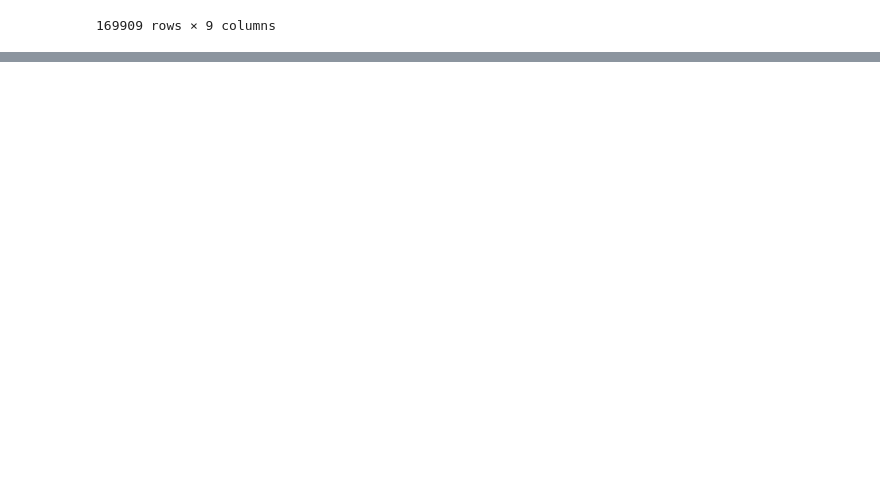
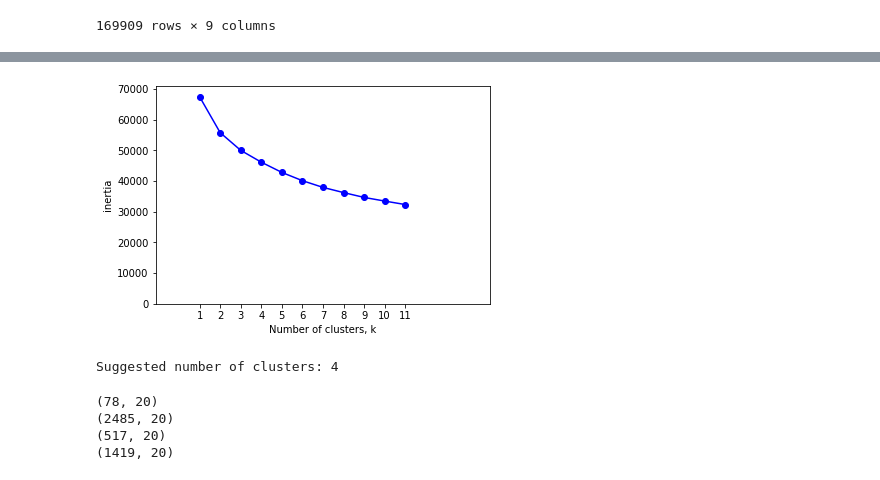
Before and after one commit to CodingDuckmx/Spotify_suggestions, a Jupyter notebook: wrapping_db.ipynb, the cells around one changed output, grey strips where cells are left out. Cells and saved outputs as stored; diff of their text form; code cells hidden in the pictures; blank space fills up the shorter version.

```diff
--- a/wrapping_db.ipynb
+++ b/wrapping_db.ipynb
@@ -59,0 +275,15 @@ kaggle[['release_date','year']]
+# %%
+# I'm going with 4 clusters in a initial stage
+
+
+# Create a KMeans instance with k clusters
+model = KMeans(n_clusters = 4, random_state=42)
+
+# Fit model to samples
+model.fit_predict(X_std)
+
+centers = model.cluster_centers_
+
+labels = model.labels_
+
+labels
@@ -59,0 +292,5 @@ kaggle[['release_date','year']]
+# %%
+temp_df = kaggle.copy()
+temp_df['cluster'] = labels
+display(temp_df.head())
+temp_df.shape
@@ -59,0 +305,12 @@ kaggle[['release_date','year']]
+# %%
+kaggle_groups = temp_df.groupby(['cluster'])
+
+cluster_0 =  kaggle_groups.get_group((0))
+cluster_1 = kaggle_groups.get_group((1))
+cluster_2 = kaggle_groups.get_group((2))
+cluster_3 = kaggle_groups.get_group((3))
+
+print(cluster_0.shape)
+print(cluster_1.shape)
+print(cluster_2.shape)
+print(cluster_3.shape)
@@ -59,0 +361,29 @@ kaggle[['release_date','year']]
+# %%
+# For cluster 0:
+
+X_std_0 = pca_n_clustering(cluster_0,['artists', 'popularity', 'danceability', 'energy', 'song_key', 'loudness', 'song_mode',
+       'speechiness', 'acousticness', 'instrumentalness', 'liveness','valence', 'tempo', 'duration_ms', 'year'], 'song_id', 'artists',12)
+# %% [output]
+[figure, added]
+Suggested number of clusters: 4
+# %%
+#Create a KMeans instance with k clusters
+model = KMeans(n_clusters = 4, random_state=42)
+
+# Fit model to samples
+model.fit_predict(X_std_0)
+
+centers_0 = model.cluster_centers_
+
+labels_0 = model.labels_
+
+split_dfs(clustering_dict[0]['main'],4,labels_0,centers_0,clustering_dict[0]['subclusters'])
+print(clustering_dict[0]['subclusters'][0]['main'].shape)
+print(clustering_dict[0]['subclusters'][1]['main'].shape)
+print(clustering_dict[0]['subclusters'][2]['main'].shape)
+print(clustering_dict[0]['subclusters'][3]['main'].shape)
+# %% [output]
+(78, 20)
+(2485, 20)
+(517, 20)
+(1419, 20)
```
Also changed, not shown: parts of 37 cells of this notebook, 21 other files.
